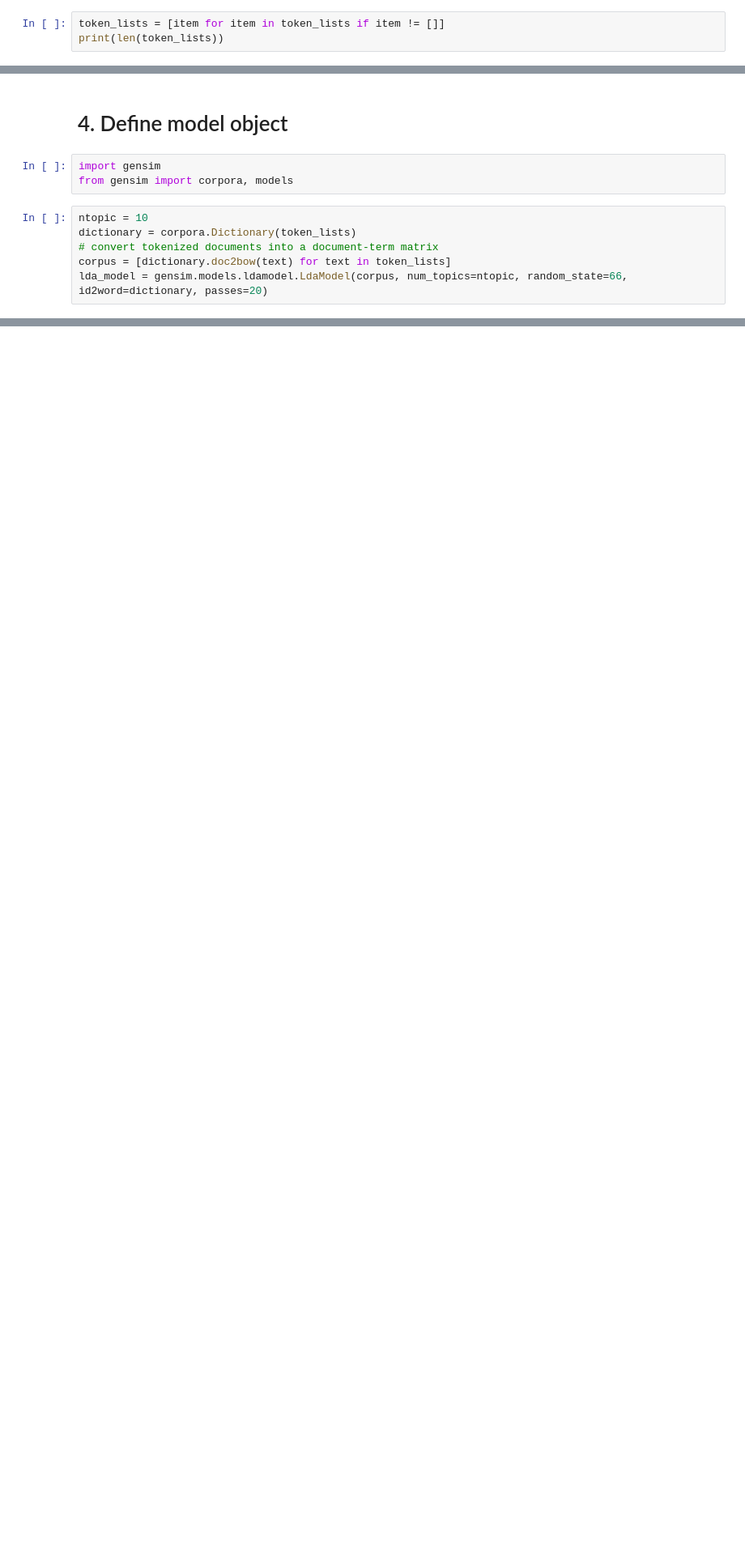
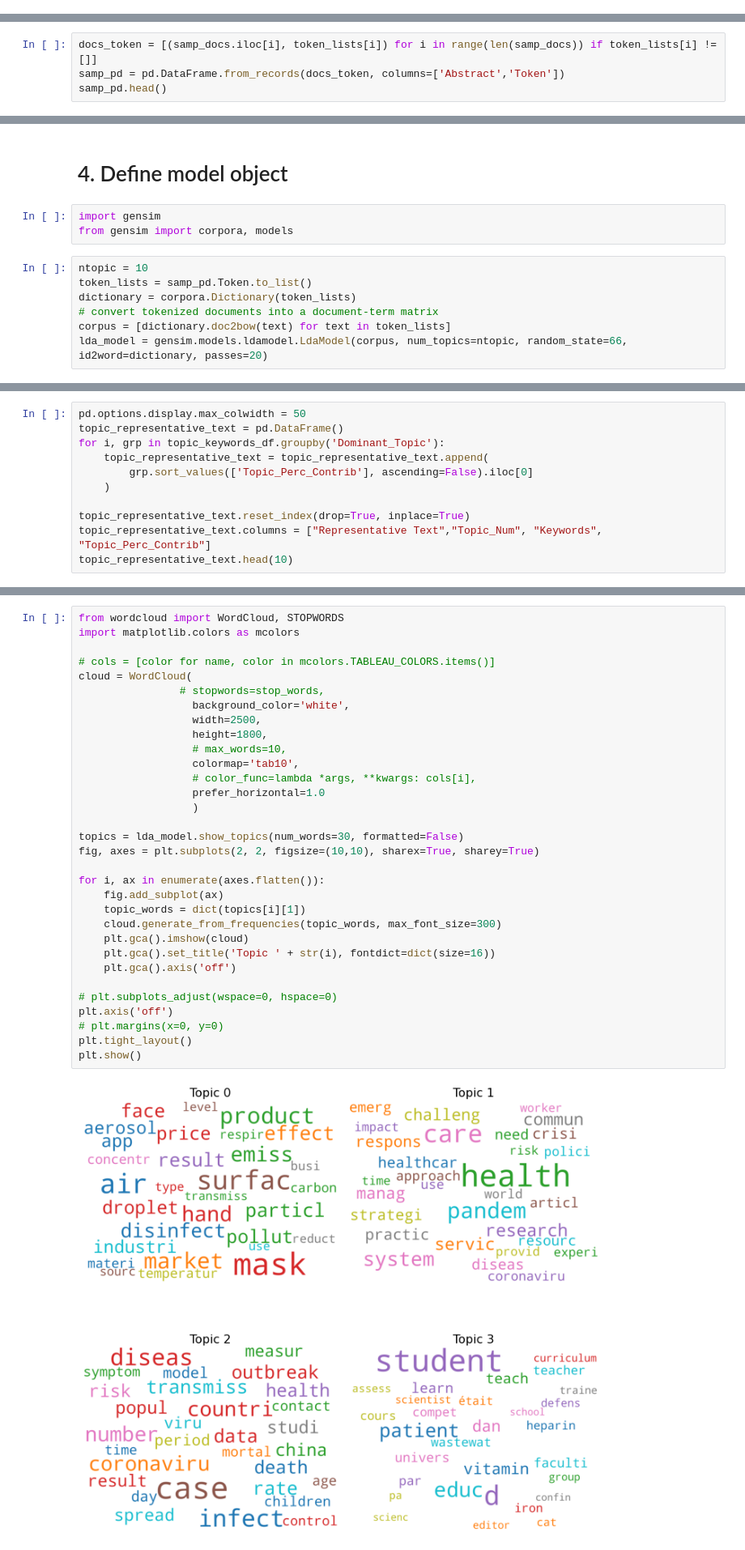
Before and after one commit to leizhipeng/covid19_textmining, a Jupyter notebook: topic_modeling_COVID.ipynb, the cells around one changed output, grey strips where cells are left out. Shown at 81% size. Saved outputs shown, nothing was run; the diff lists cells and outputs as text; blank space fills up the shorter version.

```diff
--- a/topic_modeling_COVID.ipynb
+++ b/topic_modeling_COVID.ipynb
@@ -138,3 +136,0 @@ print(len(token_lists))
-# %%
-token_lists = [item for item in token_lists if item != []]
-print(len(token_lists))
@@ -151,0 +137,4 @@ print(len(token_lists))
+# %%
+docs_token = [(samp_docs.iloc[i], token_lists[i]) for i in range(len(samp_docs)) if token_lists[i] != []]
+samp_pd = pd.DataFrame.from_records(docs_token, columns=['Abstract','Token'])
+samp_pd.head()
@@ -156,6 +152,7 @@ import gensim
 from gensim import corpora, models
 # %%
 ntopic = 10
+token_lists = samp_pd.Token.to_list()
 dictionary = corpora.Dictionary(token_lists)
 # convert tokenized documents into a document-term matrix
 corpus = [dictionary.doc2bow(text) for text in token_lists]
@@ -210,0 +201,11 @@ df_dominant_topic.head(10)
+# %%
+pd.options.display.max_colwidth = 50
+topic_representative_text = pd.DataFrame()
+for i, grp in topic_keywords_df.groupby('Dominant_Topic'):
+    topic_representative_text = topic_representative_text.append(
+        grp.sort_values(['Topic_Perc_Contrib'], ascending=False).iloc[0]
+    )
+
+topic_representative_text.reset_index(drop=True, inplace=True)
+topic_representative_text.columns = ["Representative Text","Topic_Num", "Keywords", "Topic_Perc_Contrib"]
+topic_representative_text.head(10)
@@ -210,0 +224,34 @@ df_dominant_topic.head(10)
+# %%
+from wordcloud import WordCloud, STOPWORDS
+import matplotlib.colors as mcolors
+
+# cols = [color for name, color in mcolors.TABLEAU_COLORS.items()]
+cloud = WordCloud(
+                # stopwords=stop_words,
+                  background_color='white',
+                  width=2500,
+                  height=1800,
+                  # max_words=10,
+                  colormap='tab10',
+                  # color_func=lambda *args, **kwargs: cols[i],
+                  prefer_horizontal=1.0
+                  )
+
+topics = lda_model.show_topics(num_words=30, formatted=False)
+fig, axes = plt.subplots(2, 2, figsize=(10,10), sharex=True, sharey=True)
+
+for i, ax in enumerate(axes.flatten()):
+    fig.add_subplot(ax)
+    topic_words = dict(topics[i][1])
+    cloud.generate_from_frequencies(topic_words, max_font_size=300)
+    plt.gca().imshow(cloud)
+    plt.gca().set_title('Topic ' + str(i), fontdict=dict(size=16))
+    plt.gca().axis('off')
+
+# plt.subplots_adjust(wspace=0, hspace=0)
+plt.axis('off')
+# plt.margins(x=0, y=0)
+plt.tight_layout()
+plt.show()
+# %% [output]
+[figure, added]
```
Also changed, not shown: parts of 10 cells of this notebook.
